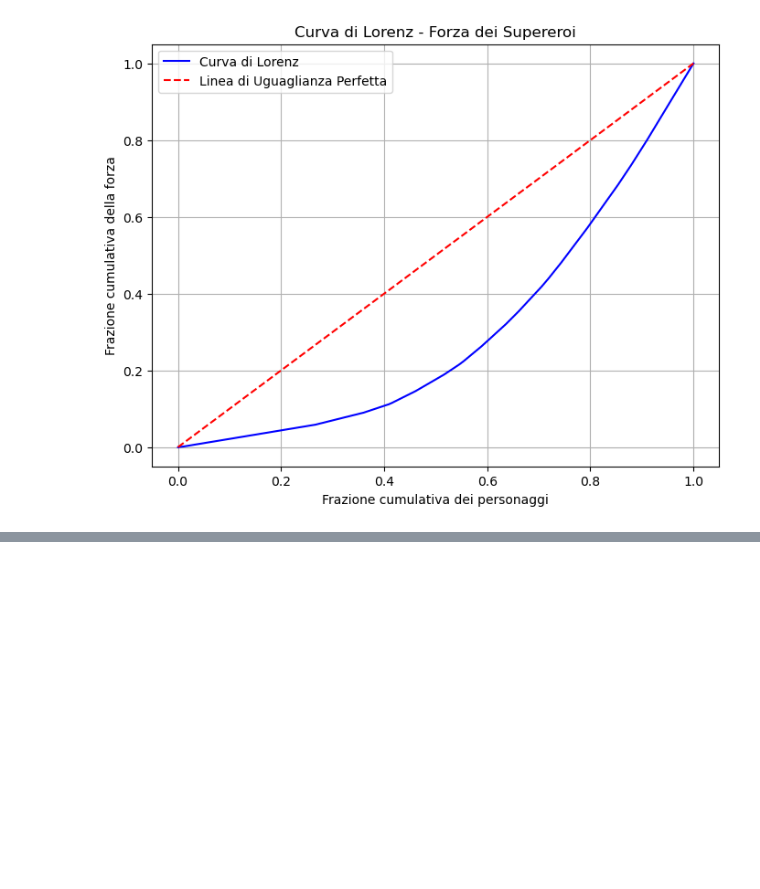
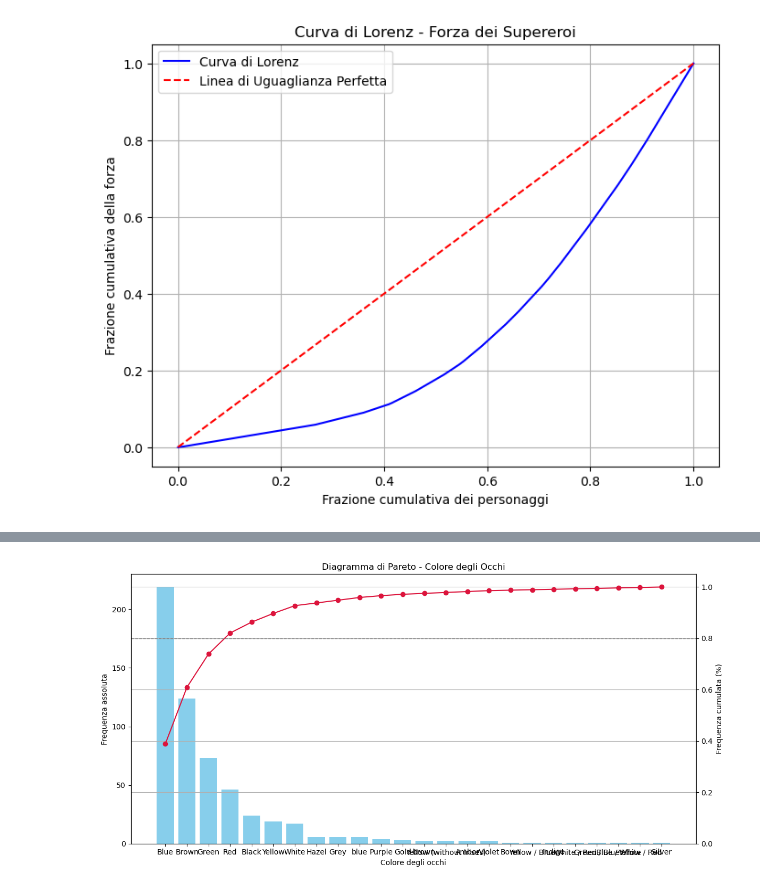
Before and after one commit to Gallja/SAD_Python, a Jupyter notebook: statistica_descrittiva.ipynb, the cells around one changed output, grey strips where cells are left out. Cells and saved outputs as stored; diff of their text form; code cells hidden in the pictures; blank space fills up the shorter version.

```diff
--- a/statistica_descrittiva.ipynb
+++ b/statistica_descrittiva.ipynb
@@ -650,0 +767,36 @@ plt.show()
+# %%
+import pandas as pd
+import matplotlib.pyplot as plt
+import numpy as np
+
+df = pd.read_csv("0. Dataset/heroes.csv", sep=";")
+
+eye_counts = df["Eye color"].value_counts()
+
+# Ordina in ordine decrescente
+eye_counts_sorted = eye_counts.sort_values(ascending=False)
+
+# Calcola percentuali cumulative
+cumulative = eye_counts_sorted.cumsum() / eye_counts_sorted.sum()
+
+# Imposta il grafico
+fig, ax1 = plt.subplots(figsize=(12, 6))
+
+# Barre (frequenze assolute)
+ax1.bar(eye_counts_sorted.index, eye_counts_sorted.values, color="skyblue")
+ax1.set_ylabel("Frequenza assoluta")
+ax1.set_xlabel("Colore degli occhi")
+ax1.set_title("Diagramma di Pareto - Colore degli Occhi")
+
+# Secondo asse Y (percentuale cumulativa)
+ax2 = ax1.twinx()
+ax2.plot(eye_counts_sorted.index, cumulative.values, color="crimson", marker="o", linestyle="-")
+ax2.set_ylabel("Frequenza cumulata (%)")
+ax2.set_ylim(0, 1.05)
+ax2.axhline(0.8, color='gray', linestyle='dashed', linewidth=1)  # Linea all'80%
+
+plt.grid(True, axis="y")
+plt.tight_layout()
+plt.show()
+# %% [output]
+[figure, added]
```
Also changed, not shown: parts of 17 cells of this notebook.
